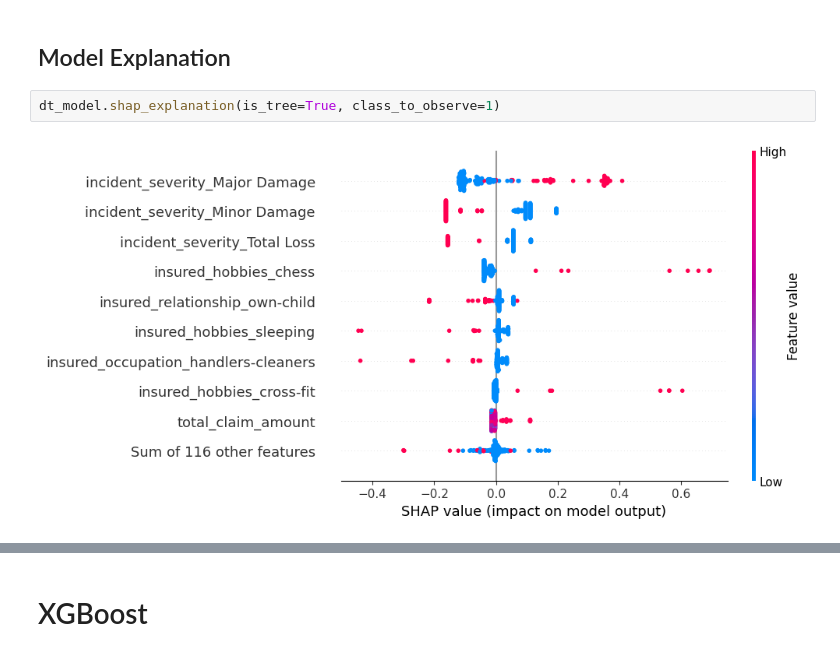
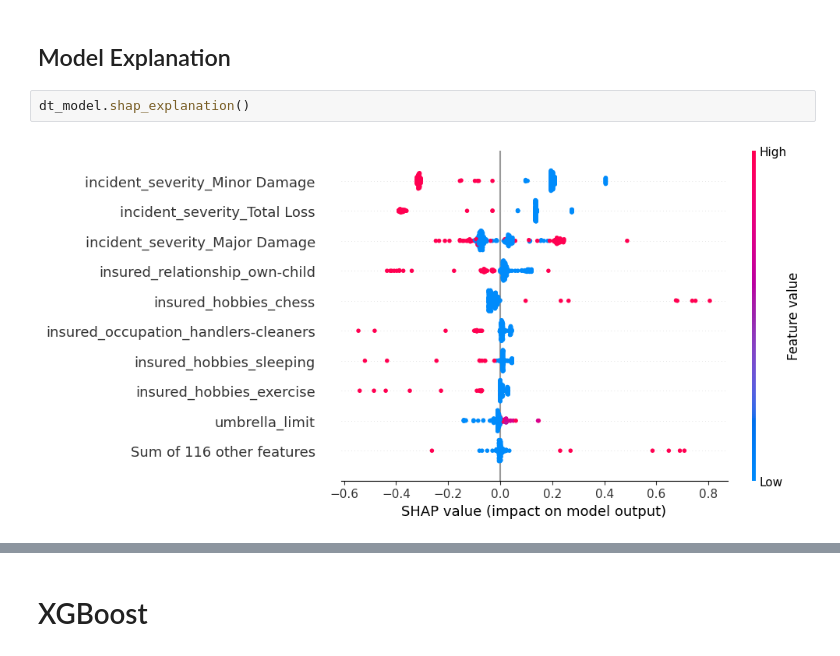
Before and after one commit to kevinchs0808/DSA4263-Project, a Jupyter notebook: main.ipynb, the cells around one changed output, grey strips where cells are left out. Saved outputs shown, nothing was run; the diff lists cells and outputs as text.

```diff
--- a/main.ipynb
+++ b/main.ipynb
@@ -236,6 +318,6 @@ cm_dt_finetuned = dt_model.plot_confusion_matrix()
 # %% [markdown]
 ## Model Explanation
 # %%
-dt_model.shap_explanation(is_tree=True, class_to_observe=1)
+dt_model.shap_explanation()
 # %% [output]
-[figure, old version]
+[figure, new version]
```
Also changed, not shown: parts of 56 cells of this notebook, 3 other files.
